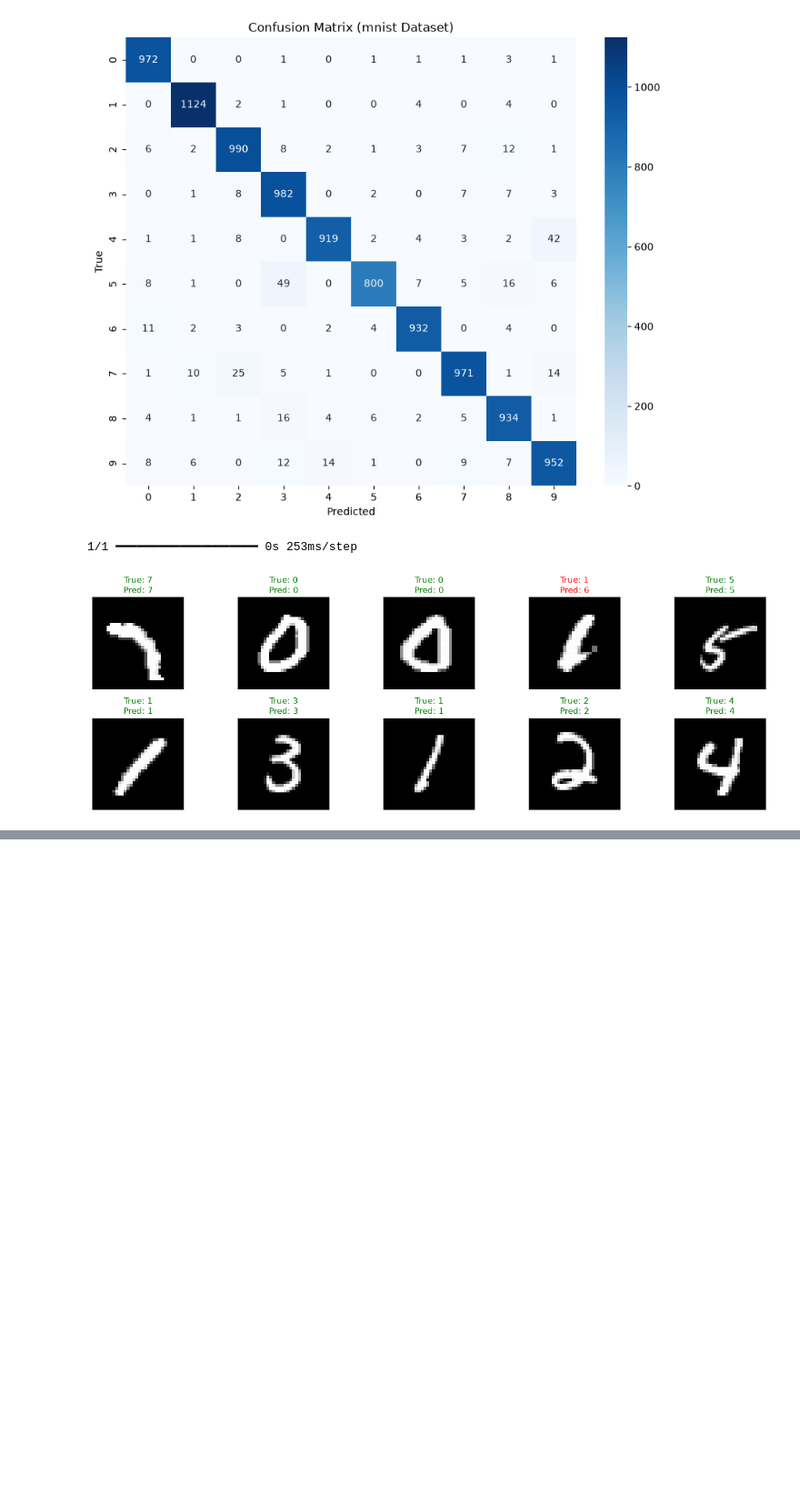
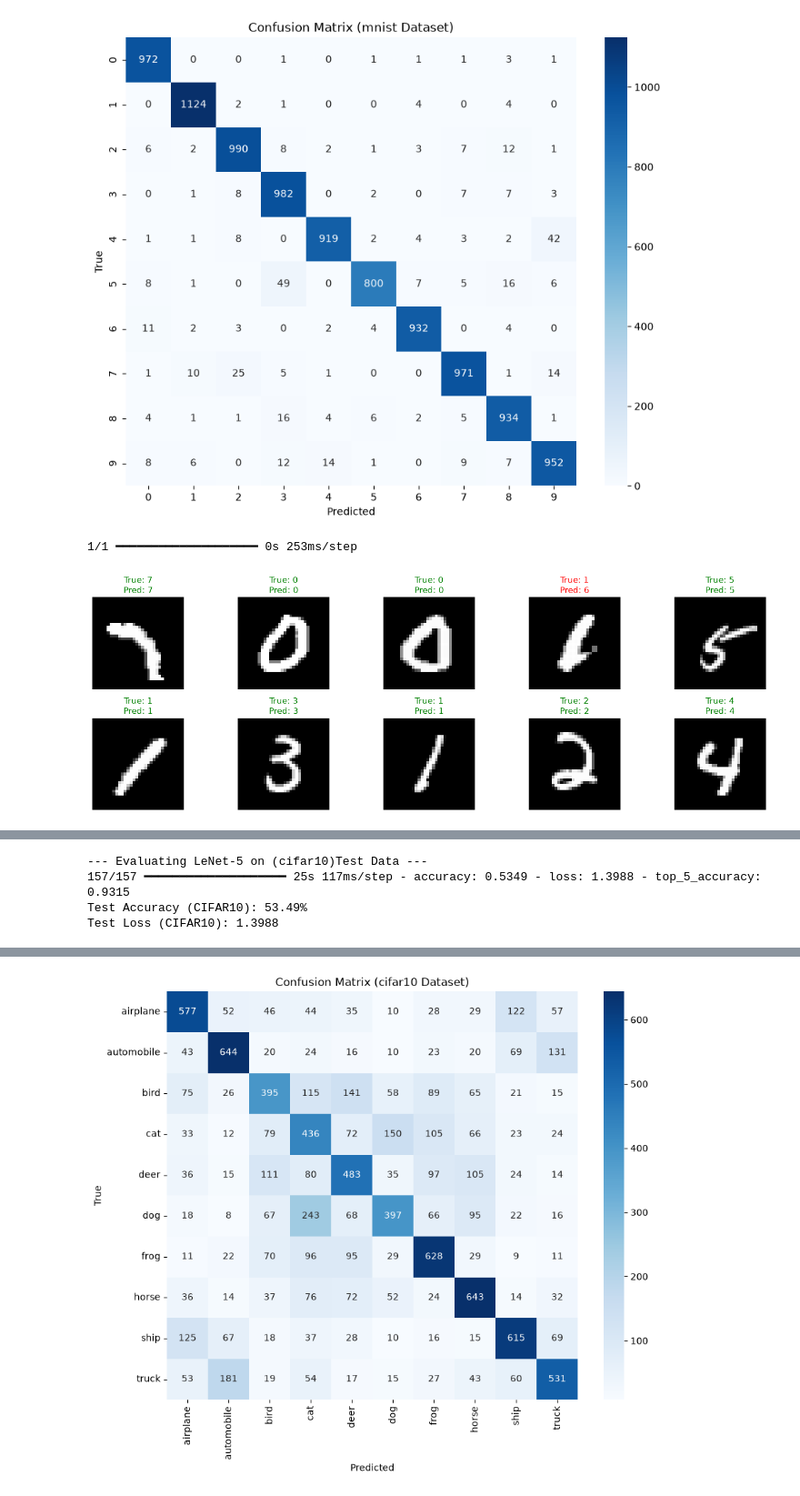
Before and after one commit to casual-coder12/LeNet-5, a Jupyter notebook: notebooks/lenet5.ipynb, the cells around one changed output, grey strips where cells are left out. Shown at 91% size. Drawn from its saved outputs; the diff is of its cells as text; code cells hidden in the pictures; blank space fills up the shorter version.

```diff
--- a/notebooks/lenet5.ipynb
+++ b/notebooks/lenet5.ipynb
@@ -131,0 +158,18 @@ plot_sample_predictions(
+# %%
+# Paths for saved model and weights
+MODEL_PATH_CIF = f"../saved_models/lenet5_{DATASET_NAME}.keras"
+WEIGHTS_PATH_CIF = f"../saved_models/lenet5_{DATASET_NAME}.weights.h5"
+
+# Option A: Load full saved model (.keras)
+if os.path.exists(MODEL_PATH_CIF):
+    model = tf.keras.models.load_model(MODEL_PATH_CIF)
+    print("Full model loaded successfully.")
+
+# Option B: Rebuild architecture and load weights (.weights.h5)
+elif os.path.exists(WEIGHTS_PATH_CIF):
+    model = LeNet5(input_shape=input_shape, num_classes=10)
+    model.load_weights(WEIGHTS_PATH_CIF)
+    print("Model weights loaded successfully.")
+
+else:
+    raise FileNotFoundError("No saved model or weights found. Please train the model first.")
@@ -131,0 +226,17 @@ plot_sample_predictions(
+# %%
+trainer = LeNetTrainer(model=model)
+
+# Evaluate model performance on unseen test data
+results = trainer.evaluate(test_ds, dataset_name=DATASET_NAME)
+
+print(f"Test Accuracy ({DATASET_NAME.upper()}): {results['accuracy'] * 100:.2f}%")
+print(f"Test Loss ({DATASET_NAME.upper()}): {results['loss']:.4f}")
+# %% [output]
+--- Evaluating LeNet-5 on (cifar10)Test Data ---
+157/157 ━━━━━━━━━━━━━━━━━━━━ 25s 117ms/step - accuracy: 0.5349 - loss: 1.3988 - top_5_accuracy: 0.9315
+Test Accuracy (CIFAR10): 53.49%
+Test Loss (CIFAR10): 1.3988
+# %%
+# Generate and display normalized confusion matrix heatmap
+plot_confusion_matrix(model=model, dataset=test_ds, dataset_name=DATASET_NAME)
+# %% [output]
@@ -131,0 +244 @@ plot_sample_predictions(
+[figure, added]
```
Also changed, not shown: parts of 10 cells of this notebook, 4 other files.
